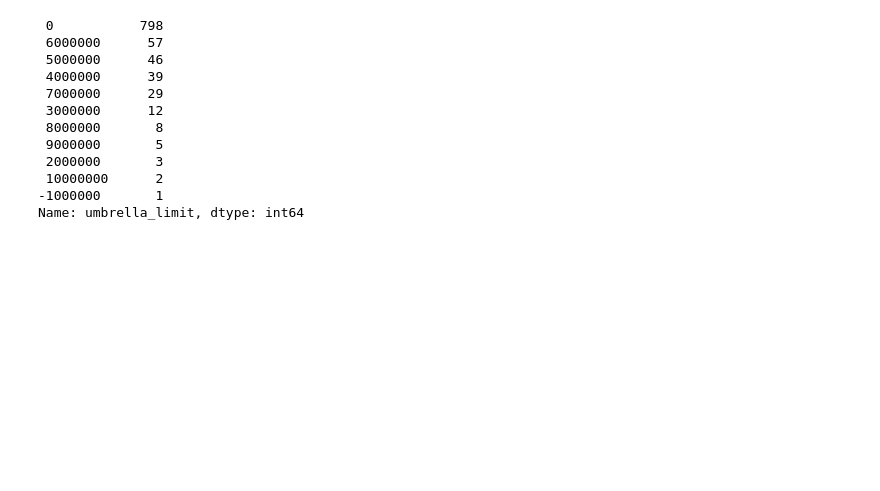
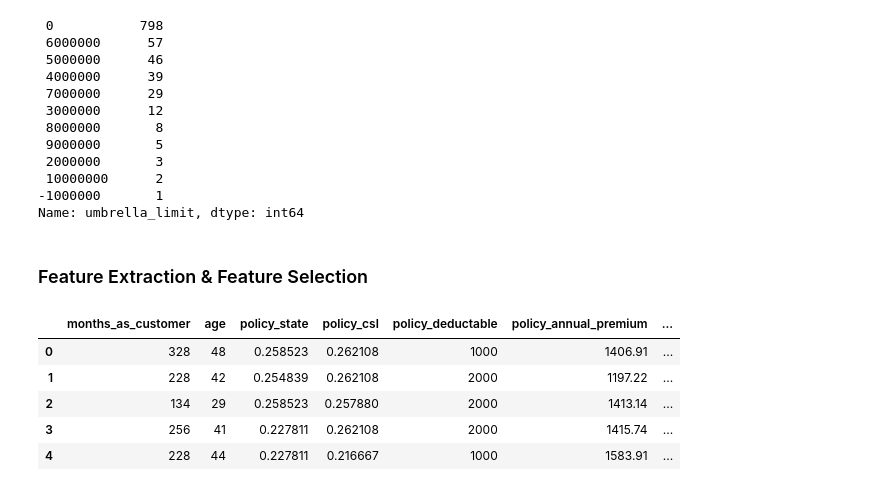
Before and after one commit to Shashank-Sundi/NOTEBOOKS, a Jupyter notebook: INSURANCE-CLAIM-FRAUD.ipynb, the cells around one changed output. Drawn from its saved outputs; the diff is of its cells as text; code cells hidden in the pictures; blank space fills up the shorter version.

```diff
--- a/INSURANCE-CLAIM-FRAUD.ipynb
+++ b/INSURANCE-CLAIM-FRAUD.ipynb
@@ -454,7 +456,7 @@ data.incident_type=data.incident_type.map(incident_type_map)
 
 # Ordinal encoding
 
-education_map={'High School':1,'College':2,'Associate':3,'Masters':4,'JD':5,'MD':6,'PHD':7}
+education_map={'High School':1,'College':2,'Associate':3,'Masters':4,'JD':5,'MD':6,'PhD':7}
 data.insured_education_level=data.insured_education_level.map(education_map)
 # %% [markdown]
 ### Removing Outliers
@@ -497,5 +499,28 @@ Name: umbrella_limit, dtype: int64
 
 data.umbrella_limit[data.umbrella_limit==-1000000]=data.umbrella_limit.mode()
 data.policy_annual_premium[data.policy_annual_premium==433.33]=data.policy_annual_premium.mean()
+# %% [markdown]
+### Feature Extraction & Feature Selection
+# %%
+# Creating New Features
+
+# claim_duration = policy_bind_date -incident_date
+# car_duration = auto_year - incident_date
+
+data['claim_duration']=(data['incident_date']-data['policy_bind_date']).dt.days
+data['car_duration']=(data.incident_date-data.auto_year).dt.days
+
+# Removing Unnecessary columns
+
+data=data.drop(['incident_date','policy_bind_date','auto_year','auto_model'],axis=1)
+# %%
+data.head()
+# %% [output]
+|  | months_as_customer | age | policy_state | policy_csl | policy_deductable | policy_annual_premium | ... |
+| 0 | 328 | 48 | 0.258523 | 0.262108 | 1000 | 1406.91 | ... |
+| 1 | 228 | 42 | 0.254839 | 0.262108 | 2000 | 1197.22 | ... |
+| 2 | 134 | 29 | 0.258523 | 0.257880 | 2000 | 1413.14 | ... |
+| 3 | 256 | 41 | 0.227811 | 0.262108 | 2000 | 1415.74 | ... |
+| 4 | 228 | 44 | 0.227811 | 0.216667 | 1000 | 1583.91 | ... |
 # %%
 #  feature creation / removal / SMOTE OVERSAMPLING / training
```
Also changed, not shown: parts of 2 cells of this notebook.
